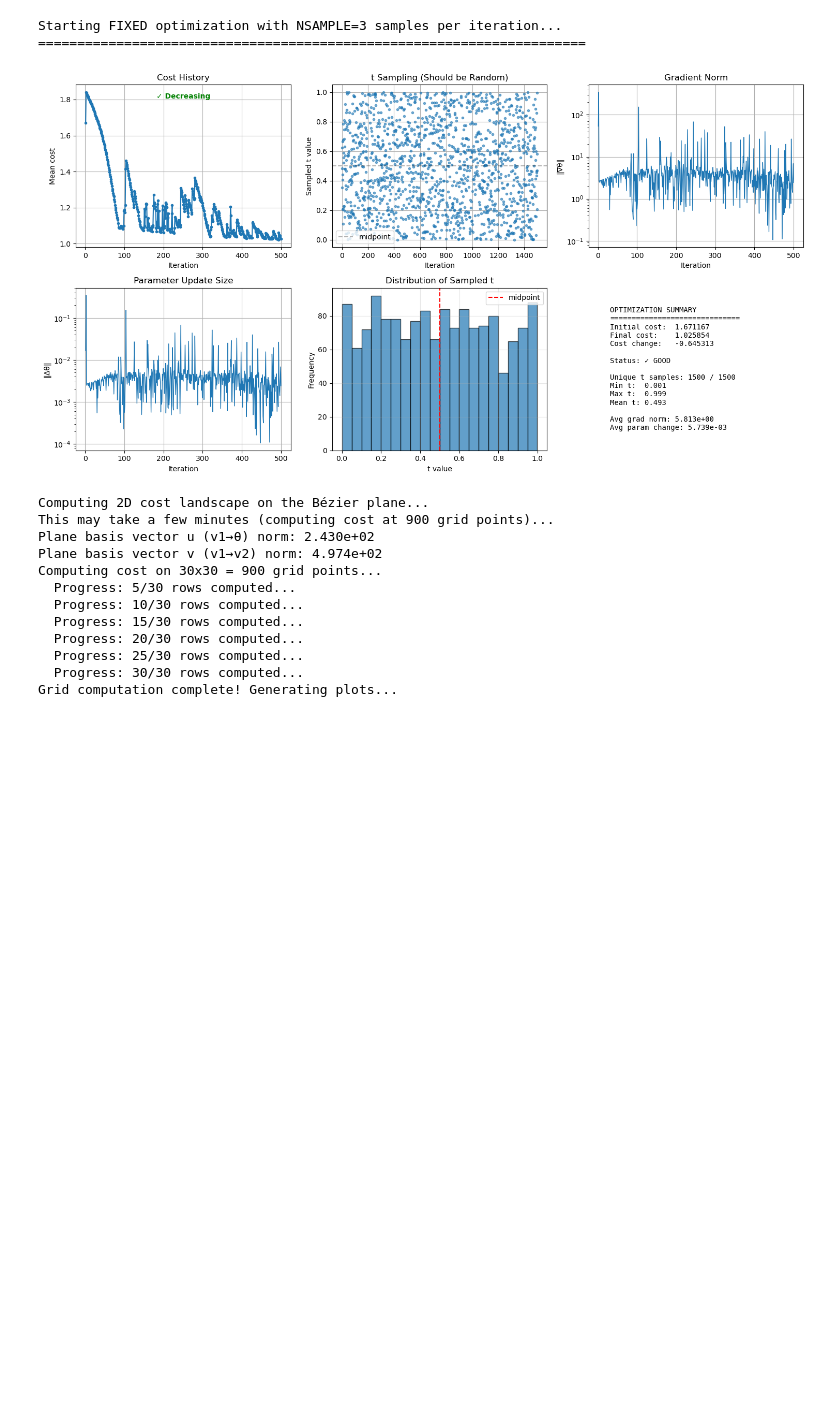
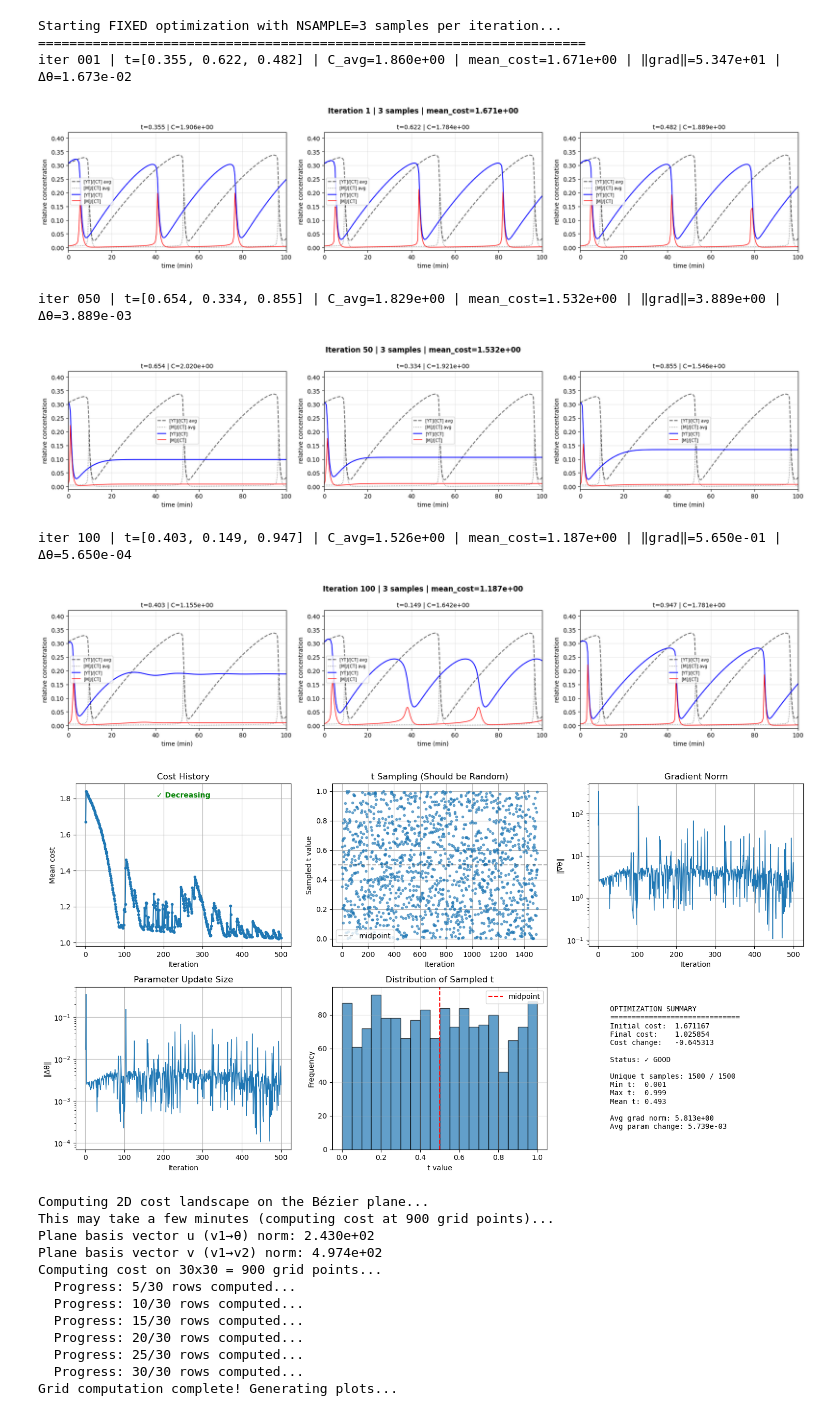
Before and after one commit to GijsBartholomeus/OxfordEvolution, a Jupyter notebook: Sloppy/SloppySearch/NewGradientMultipleT.ipynb, the cells around one changed output. Drawn from its saved outputs; the diff is of its cells as text; code cells hidden in the pictures; blank space fills up the shorter version.

```diff
--- a/Sloppy/SloppySearch/NewGradientMultipleT.ipynb
+++ b/Sloppy/SloppySearch/NewGradientMultipleT.ipynb
@@ -39,7 +39,7 @@ PLOT_EVERY = 50                # plot trajectories every N iterations
 NSAMPLE   = 3                 # number of t points to sample per iteration
 # Set random seed for reproducibility
 torch.manual_seed(SEED)
-CLAMP=True
+CLAMP=False
 
 # -------------------------
 # Model (your dynamics)
@@ -496,33 +496,39 @@ with torch.no_grad():
 
         # Baseline (target)
         ax.plot(t_np, YT_avg.cpu().numpy(), 'k--', lw=2, alpha=0.5, label='[YT]/[CT] target')
         ax.plot(t_np, M_avg.cpu().numpy(), 'k:', lw=2, alpha=0.5, label='[M]/[CT] target')
 
         # Current trajectory
         ax.plot(t_np, YT_t.cpu().numpy(), 'b-', lw=2, label='[YT]/[CT]')
         ax.plot(t_np, M_t.cpu().numpy(), 'r-', lw=2, label='[M]/[CT]')
 
         ax.set_xlim(0, 100)
         ax.set_ylim(-0.01, 0.42)
         ax.set_xlabel('time (min)', fontsize=10)
         ax.set_ylabel('relative concentration', fontsize=10)
         ax.set_title(f't = {t_val:.1f} | Cost = {C_t.item():.3e}', fontsize=11, fontweight='bold')
         ax.legend(fontsize=8, loc='upper right')
         ax.grid(True, alpha=0.3)
 
 plt.suptitle('Trajectories along Optimized Bezier Curve (6 sample points)', fontsize=14, fontweight='bold', y=0.995)
 plt.tight_layout()
 plt.show()
 
 # Print final theta
 print("\n" + "="*70)
 print("Final optimized theta:")
 print("="*70)
 print(theta_opt.cpu().numpy())
 print("="*70)
 # %% [output]
 Starting FIXED optimization with NSAMPLE=3 samples per iteration...
 ======================================================================
+iter 001 | t=[0.355, 0.622, 0.482] | C_avg=1.860e+00 | mean_cost=1.671e+00 | ‖grad‖=5.347e+01 | Δθ=1.673e-02
+[figure, added]
+iter 050 | t=[0.654, 0.334, 0.855] | C_avg=1.829e+00 | mean_cost=1.532e+00 | ‖grad‖=3.889e+00 | Δθ=3.889e-03
+[figure, added]
+iter 100 | t=[0.403, 0.149, 0.947] | C_avg=1.526e+00 | mean_cost=1.187e+00 | ‖grad‖=5.650e-01 | Δθ=5.650e-04
+[figure, added]
 # %%
 # Diagnostic plots for the fixed optimization
 fig, axes = plt.subplots(2, 3, figsize=(15, 8))
```
Also changed, not shown: 26 other files.
